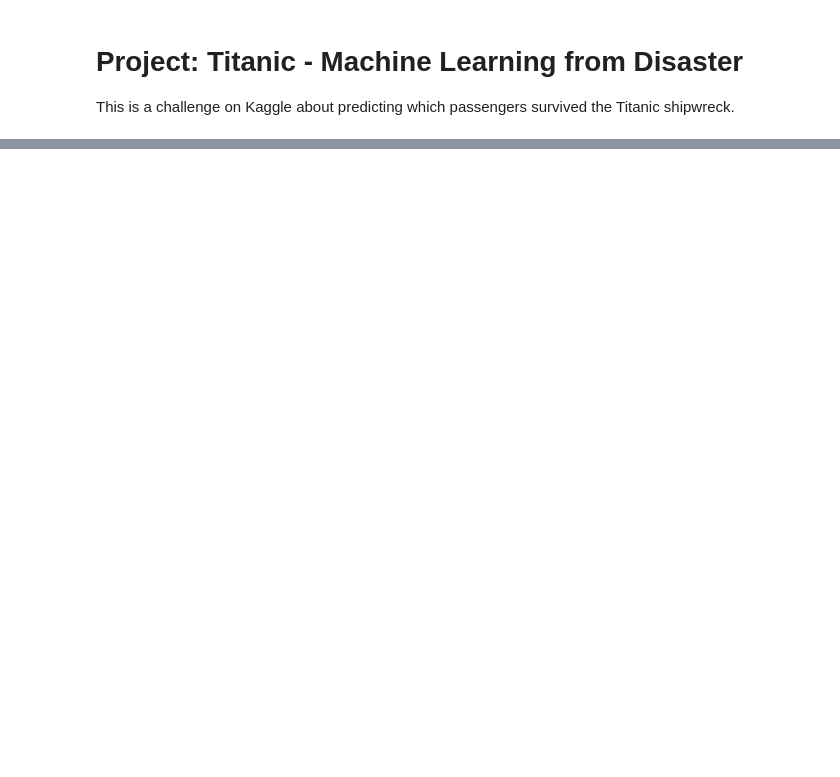
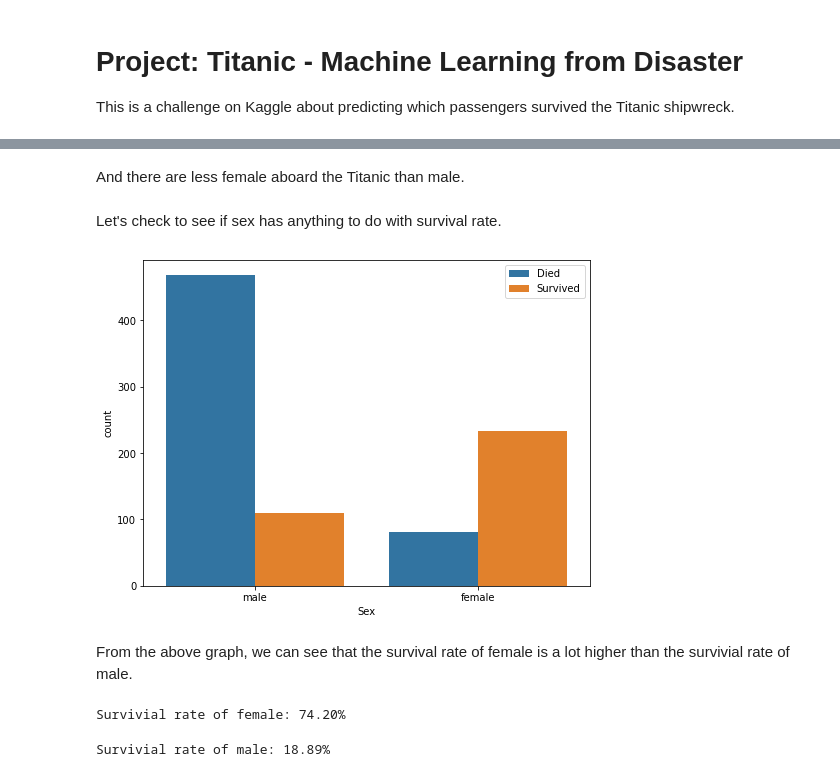
Before and after one commit to leqilu67/titanic-study, a Jupyter notebook: Titanic - Machine Learning from Disaster.ipynb, the cells around one changed output, grey strips where cells are left out. Drawn from its saved outputs; the diff is of its cells as text; code cells hidden in the pictures; blank space fills up the shorter version.

```diff
--- a/Titanic - Machine Learning from Disaster.ipynb
+++ b/Titanic - Machine Learning from Disaster.ipynb
@@ -105,0 +361,12 @@ Your submission was successfully saved!
+# %% [markdown]
+And there are less female aboard the Titanic than male.
+# %% [markdown]
+Let's check to see if sex has anything to do with survival rate.
+# %%
+plt.figure(figsize=(8, 6))
+sns.countplot(x='Sex', hue='Survived', data=train)
+plt.legend(loc='upper right', labels=['Died', 'Survived']);
+# %% [output]
+[figure, added]
+# %% [markdown]
+From the above graph, we can see that the survival rate of female is a lot higher than the survivial rate of male.
@@ -105,0 +375,5 @@ Your submission was successfully saved!
+# %%
+rate_female = sum(female)/len(female)*100
+print('Survivial rate of female: {:.2f}%'.format(rate_female))
+# %% [output]
+Survivial rate of female: 74.20%
@@ -105,0 +382,5 @@ Your submission was successfully saved!
+# %%
+rate_male = sum(male)/len(male)*100
+print('Survivial rate of male: {:.2f}%'.format(rate_male))
+# %% [output]
+Survivial rate of male: 18.89%
```
Also changed, not shown: parts of 63 cells of this notebook, 1 other file.
